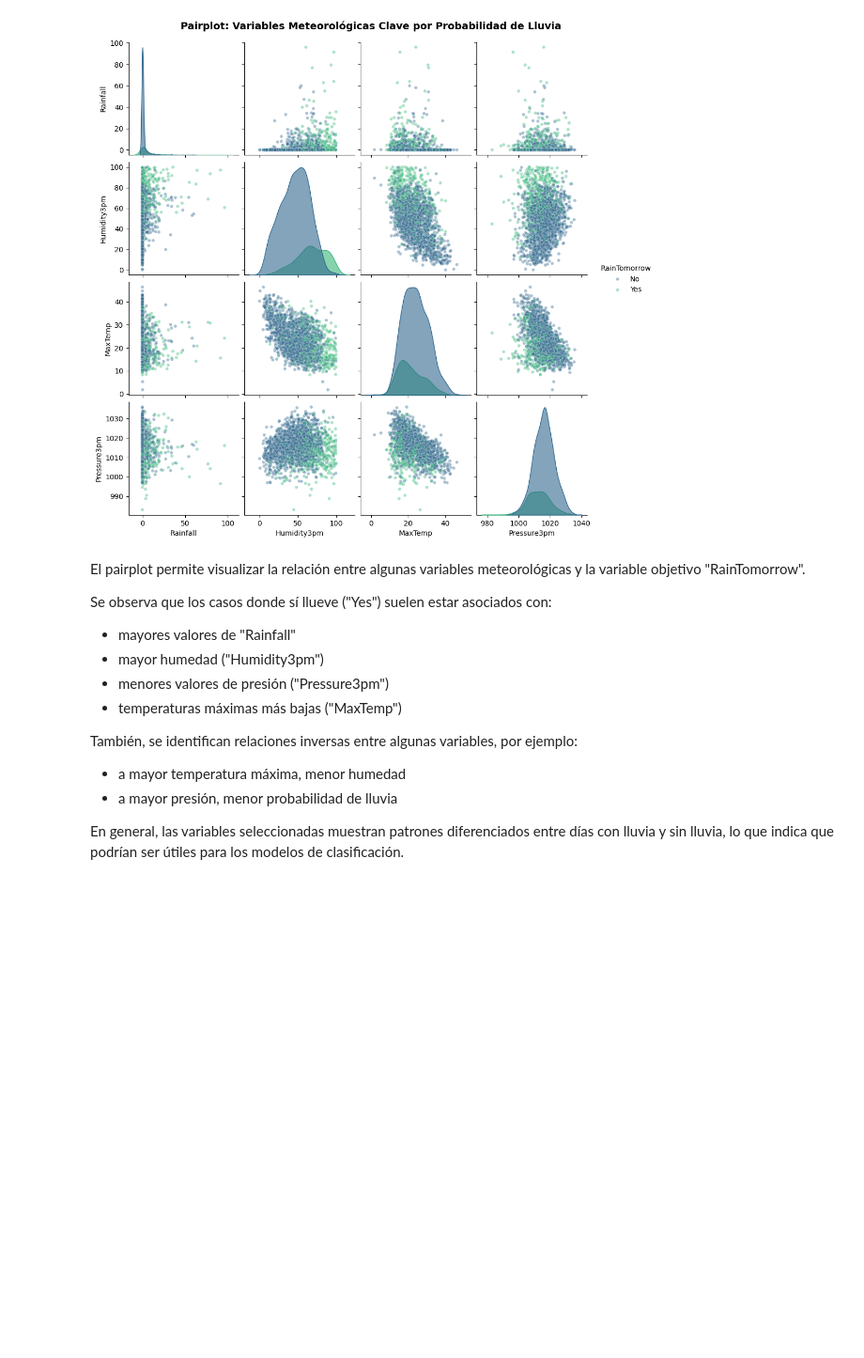
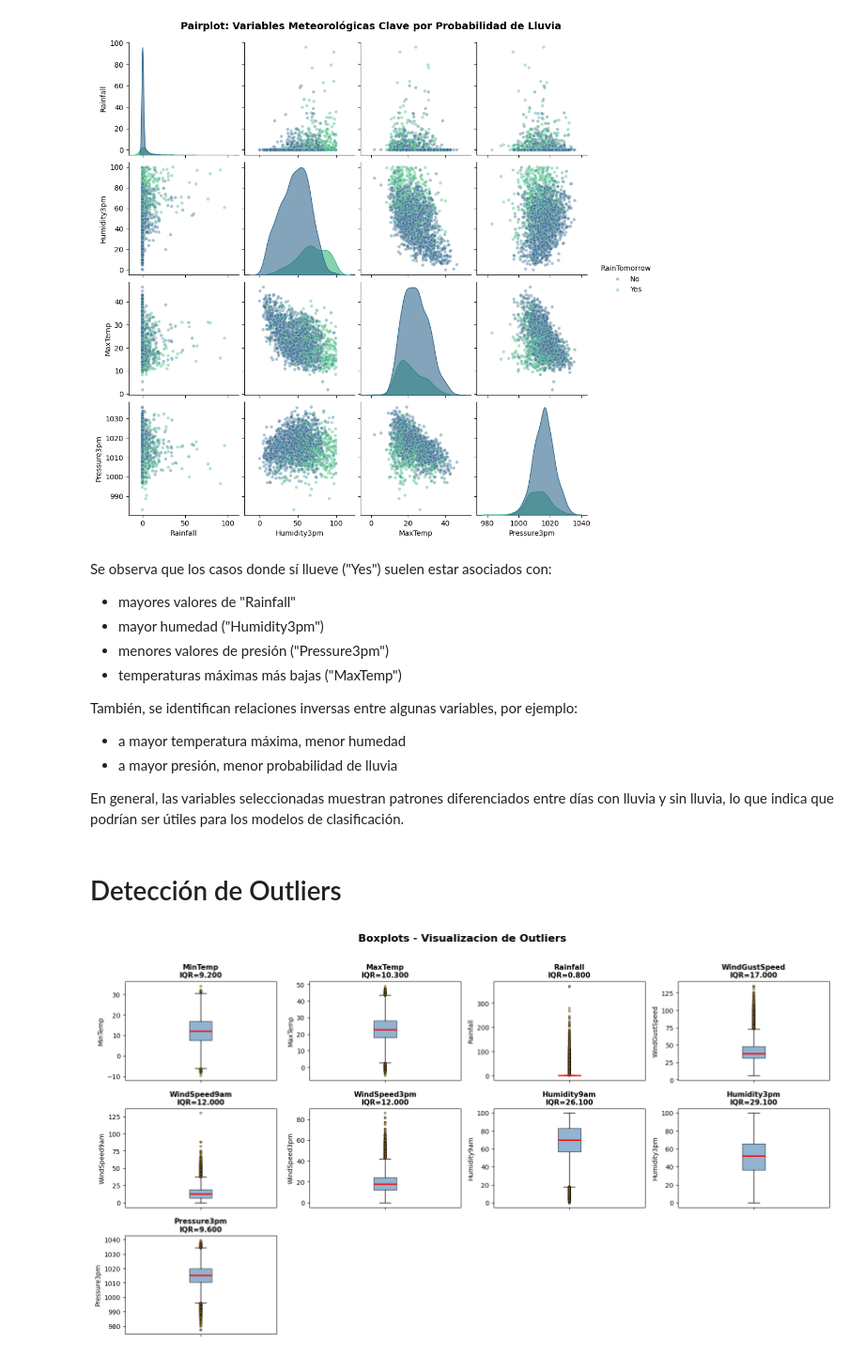
Before and after one commit to programadorarocio/AA1-TUIA-Diez-Duvia-Quispe, a Jupyter notebook: TP-clasificacion-AA1.ipynb, the cells around one changed output. Shown at 94% size. Saved outputs shown, nothing was run; the diff lists cells and outputs as text; code cells hidden in the pictures; blank space fills up the shorter version.

```diff
--- a/TP-clasificacion-AA1.ipynb
+++ b/TP-clasificacion-AA1.ipynb
@@ -920,0 +932,14 @@ Pressure3pm, Pressure9am: Ambos tienen un VIF de aproximadamente 18.5. Son varia
+# %%
+# Eliminamos (Nulos > 40% y patrón MAR)
+cols_baja_integridad = ['Sunshine', 'Evaporation', 'Cloud9am', 'Cloud3pm']
+df = df.drop(columns=cols_baja_integridad)
+
+# Eliminamos por Colinealidad Severa (VIF > 10 - que hicimos antes)
+cols_colineales = ['Temp3pm', 'Temp9am', 'Pressure9am']
+df = df.drop(columns=cols_colineales)
+
+# Actualizamos variables numéricas
+cols_numericas = [c for c in cols_numericas if c not in (cols_baja_integridad + cols_colineales)]
+
+print(f"Columnas eliminadas por integridad: {cols_baja_integridad}")
+print(f"Columnas eliminadas por colinealidad: {cols_colineales}")
@@ -939,8 +967,6 @@ plt.show()
 # %% [output]
 [figure]
 # %% [markdown]
-El pairplot permite visualizar la relación entre algunas variables meteorológicas y la variable objetivo "RainTomorrow".
-
 Se observa que los casos donde sí llueve ("Yes") suelen estar asociados con:
 - mayores valores de "Rainfall"
 - mayor humedad ("Humidity3pm")
@@ -952,3 +978,36 @@ También, se identifican relaciones inversas entre algunas variables, por ejempl
 - a mayor presión, menor probabilidad de lluvia
 
 En general, las variables seleccionadas muestran patrones diferenciados entre días con lluvia y sin lluvia, lo que indica que podrían ser útiles para los modelos de clasificación.
+# %% [markdown]
+# Detección de Outliers
+# %%
+fig, axes = plt.subplots(5, 4, figsize=(16, 14))
+axes = axes.flatten()
+
+for i, col in enumerate(cols_numericas):
+    ax = axes[i]
+    datos = df[col].dropna()
+
+    bp = ax.boxplot(datos, vert=True, patch_artist=True,
+                    boxprops=dict(facecolor='steelblue', alpha=0.6),
+                    medianprops=dict(color='red', linewidth=2),
+                    flierprops=dict(marker='o', markerfacecolor='orange',
+                                    markersize=3, alpha=0.5))
+
+    # Anotaciones de cuartiles
+    q1 = datos.quantile(0.25)
+    q3 = datos.quantile(0.75)
+    iqr = q3 - q1
+    ax.set_title(f'{col}\nIQR={iqr:.3f}', fontweight='bold', fontsize=11)
+    ax.set_ylabel(col)
+    ax.tick_params(axis='x', labelbottom=False)
+
+for j in range(len(cols_numericas), len(axes)):
+    axes[j].set_visible(False)
+
+plt.suptitle('Boxplots - Visualizacion de Outliers',
+             fontsize=16, fontweight='bold', y=1.01)
+plt.tight_layout()
+plt.show()
+# %% [output]
+[figure, added]
```
Also changed, not shown: parts of 15 cells of this notebook.
